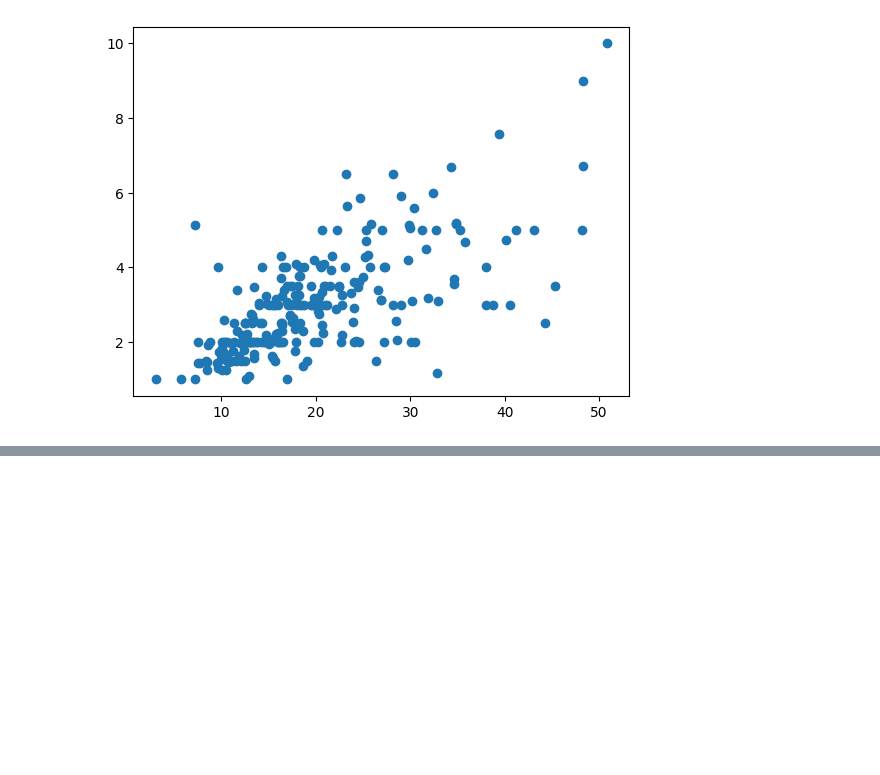
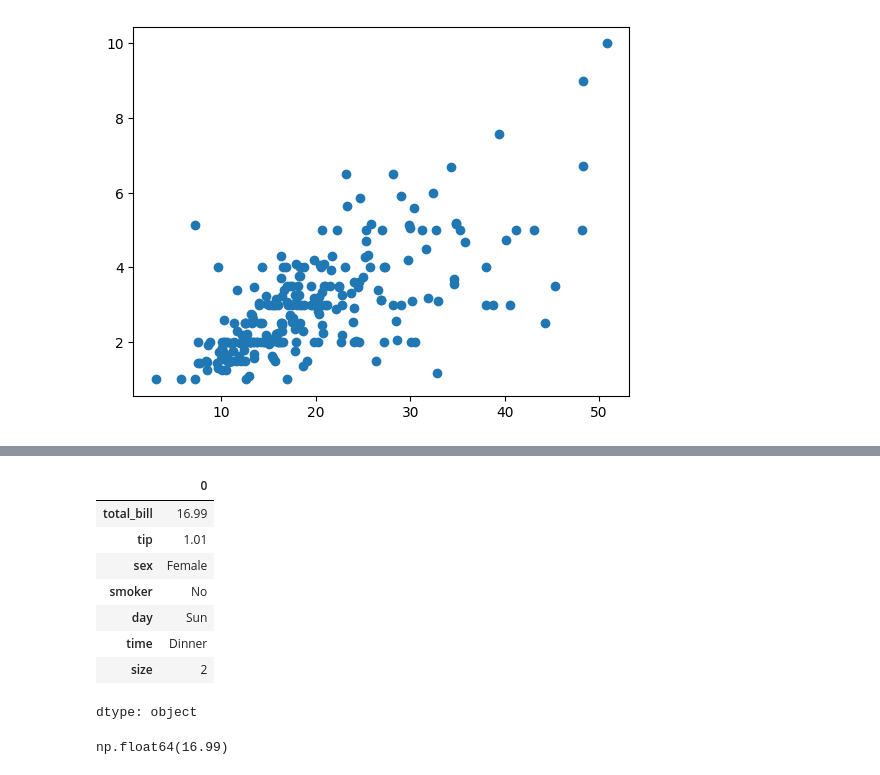
Before and after one commit to skarchana-ai/Python-Data-Visualization, a Jupyter notebook: Matplotlib_and_seaborn_Tips_Dataset.ipynb, the cells around one changed output, grey strips where cells are left out. Cells and saved outputs as stored; diff of their text form; code cells hidden in the pictures; blank space fills up the shorter version.

```diff
--- a/Matplotlib_and_seaborn_Tips_Dataset.ipynb
+++ b/Matplotlib_and_seaborn_Tips_Dataset.ipynb
@@ -288,0 +407,16 @@ plt.scatter(x='total_bill', y='tip', data=df)
+# %%
+df.loc[0]
+# %% [output]
+|  | 0 |
+| total_bill | 16.99 |
+| tip | 1.01 |
+| sex | Female |
+| smoker | No |
+| day | Sun |
+| time | Dinner |
+| size | 2 |
+dtype: object
+# %%
+df.loc[0, 'total_bill']
+# %% [output]
+np.float64(16.99)
```
Also changed, not shown: parts of 13 cells of this notebook.
